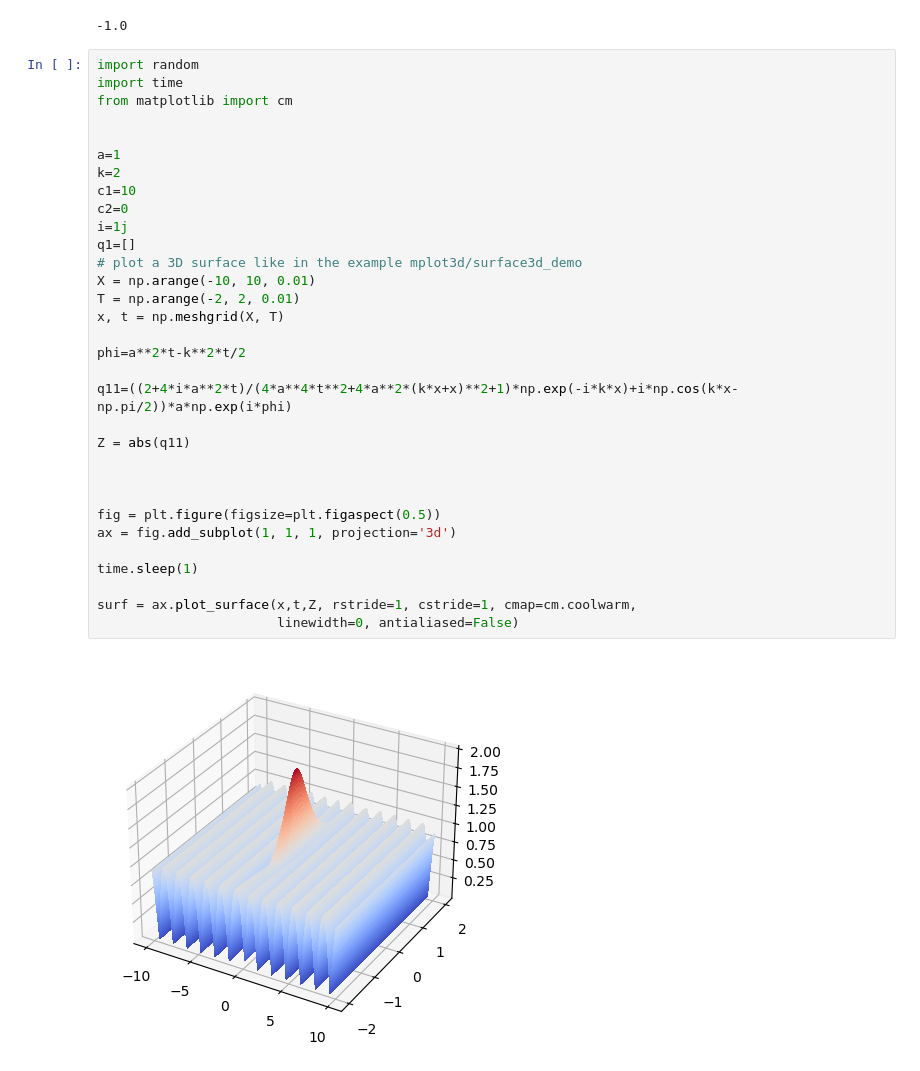
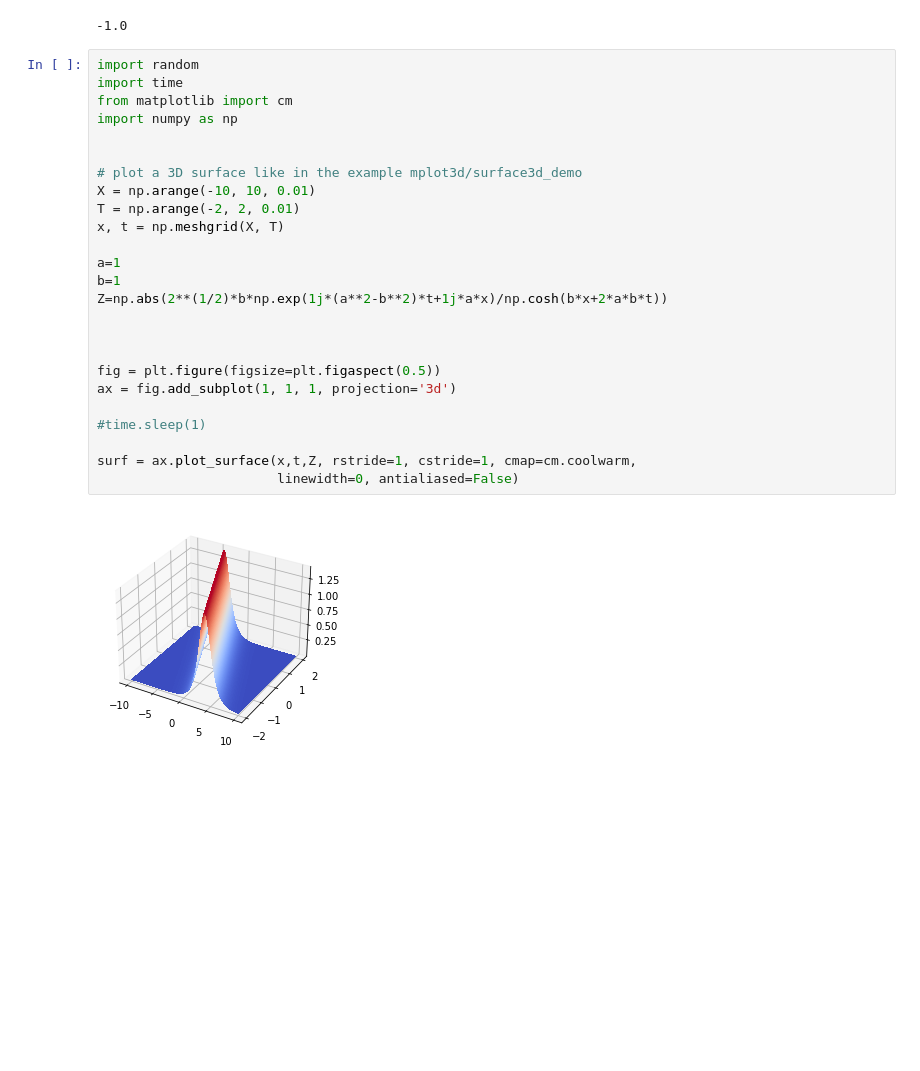
Before and after one commit to sk-yang666/PINN-on-NLS, a Jupyter notebook: Rogue Wave.ipynb, the cells around one changed output. Cells and saved outputs as stored; diff of their text form; blank space fills up the shorter version.

```diff
--- a/Rogue Wave.ipynb
+++ b/Rogue Wave.ipynb
@@ -436,34 +443,27 @@ print(z.imag)
 # %%
 import random
 import time
 from matplotlib import cm
+import numpy as np
 
 
-a=1
-k=2
-c1=10
-c2=0
-i=1j
-q1=[]
 # plot a 3D surface like in the example mplot3d/surface3d_demo
 X = np.arange(-10, 10, 0.01)
 T = np.arange(-2, 2, 0.01)
 x, t = np.meshgrid(X, T)
 
-phi=a**2*t-k**2*t/2
-
-q11=((2+4*i*a**2*t)/(4*a**4*t**2+4*a**2*(k*x+x)**2+1)*np.exp(-i*k*x)+i*np.cos(k*x-np.pi/2))*a*np.exp(i*phi)
-
-Z = abs(q11)
+a=1
+b=1
+Z=np.abs(2**(1/2)*b*np.exp(1j*(a**2-b**2)*t+1j*a*x)/np.cosh(b*x+2*a*b*t))
 
 
 
 fig = plt.figure(figsize=plt.figaspect(0.5))
 ax = fig.add_subplot(1, 1, 1, projection='3d')
 
-time.sleep(1)
+#time.sleep(1)
 
 surf = ax.plot_surface(x,t,Z, rstride=1, cstride=1, cmap=cm.coolwarm,
                        linewidth=0, antialiased=False)
 # %% [output]
-[figure, old version]
+[figure, new version]
```
Also changed, not shown: parts of 1 cell of this notebook, 6 other files.
